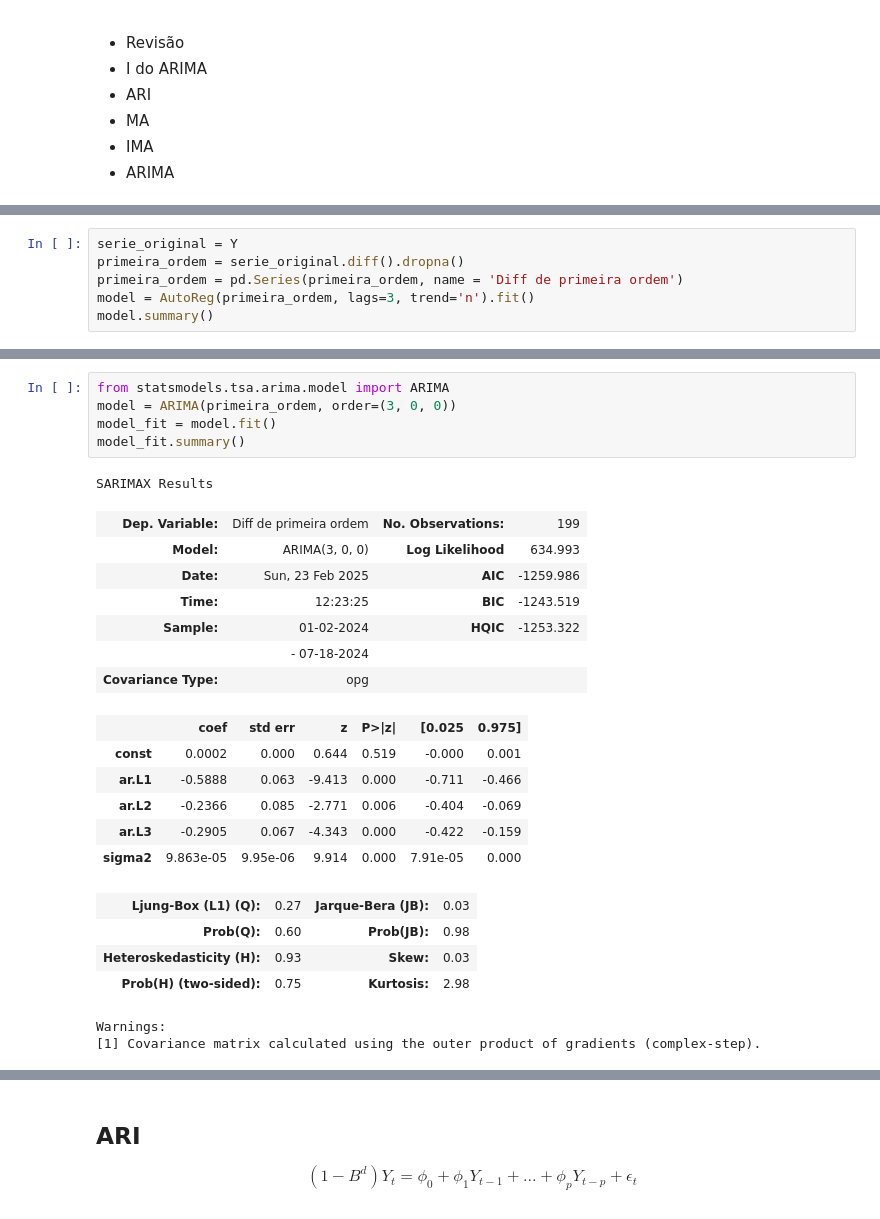
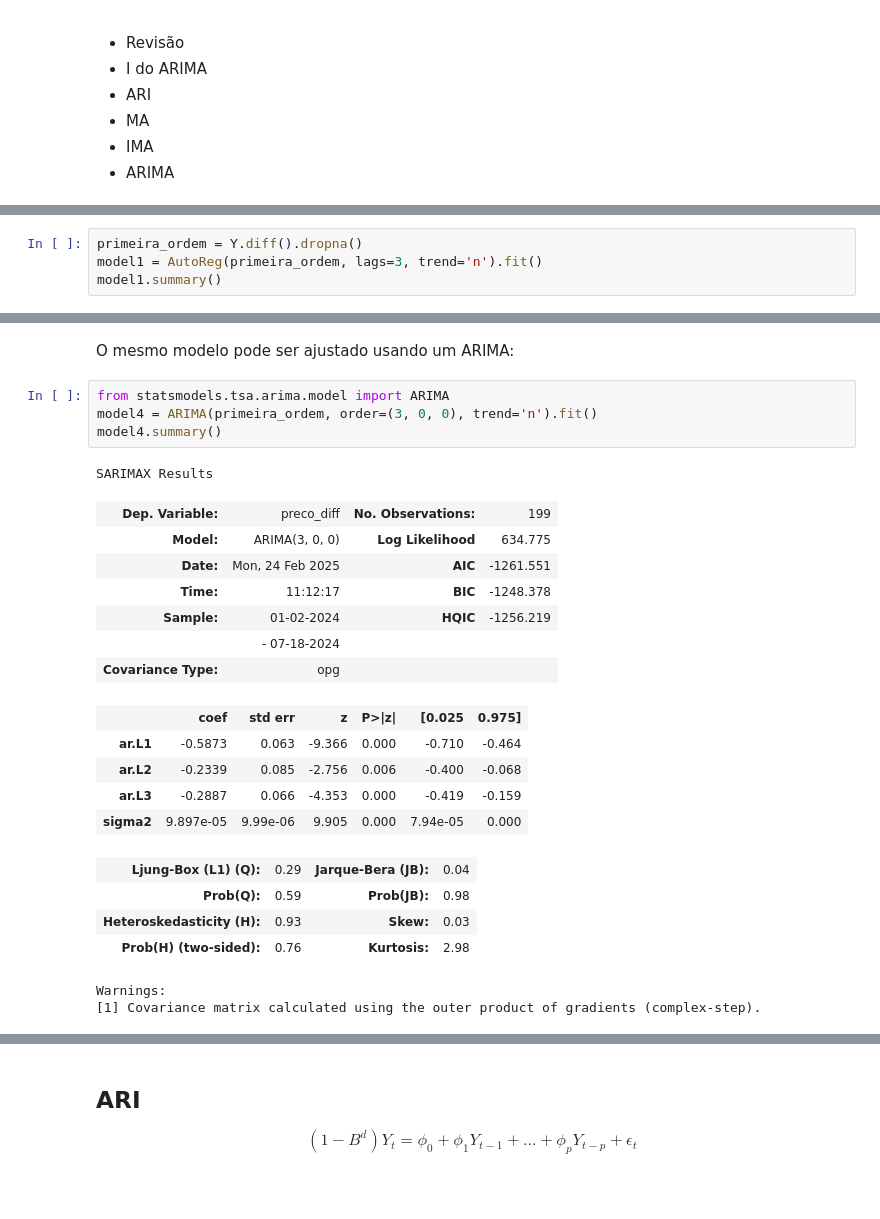
Before and after one commit to danielrferreira/classes, a Jupyter notebook: ASN/Séries Temporais/preparacao/Aula 5.ipynb, the cells around one changed output, grey strips where cells are left out. Drawn from its saved outputs; the diff is of its cells as text.

Commit message:
git add .
ARIMA

minor changes

```diff
--- a/ASN/Séries Temporais/preparacao/Aula 5.ipynb
+++ b/ASN/Séries Temporais/preparacao/Aula 5.ipynb
@@ -57,8 +56,6 @@ $$ Y_t = \phi_0 + \phi_1 Y_{t-1} + \phi_2 Y_{t-2} + \dots + \phi_p Y_{t-p} + \ep
 # %%
-serie_original = Y
-primeira_ordem = serie_original.diff().dropna()
-primeira_ordem = pd.Series(primeira_ordem, name = 'Diff de primeira ordem')
-model = AutoReg(primeira_ordem, lags=3, trend='n').fit()
-model.summary()
+primeira_ordem = Y.diff().dropna()
+model1 = AutoReg(primeira_ordem, lags=3, trend='n').fit()
+model1.summary()
 # %% [output]
 AutoReg Model Results
@@ -163,28 +162,28 @@ plt.show()
 # %% [markdown]
 ![image.png](attachment:image.png)
+# %% [markdown]
+O mesmo modelo pode ser ajustado usando um ARIMA:
 # %%
 from statsmodels.tsa.arima.model import ARIMA
-model = ARIMA(primeira_ordem, order=(3, 0, 0))
-model_fit = model.fit()
-model_fit.summary()
+model4 = ARIMA(primeira_ordem, order=(3, 0, 0), trend='n').fit()
+model4.summary()
 # %% [output]
 SARIMAX Results
-| Dep. Variable: | Diff de primeira ordem | No. Observations: | 199 |
-| Model: | ARIMA(3, 0, 0) | Log Likelihood | 634.993 |
-| Date: | Sun, 23 Feb 2025 | AIC | -1259.986 |
-| Time: | 12:23:25 | BIC | -1243.519 |
-| Sample: | 01-02-2024 | HQIC | -1253.322 |
+| Dep. Variable: | preco_diff | No. Observations: | 199 |
+| Model: | ARIMA(3, 0, 0) | Log Likelihood | 634.775 |
+| Date: | Mon, 24 Feb 2025 | AIC | -1261.551 |
+| Time: | 11:12:17 | BIC | -1248.378 |
+| Sample: | 01-02-2024 | HQIC | -1256.219 |
 |  | - 07-18-2024 |  |  |
 | Covariance Type: | opg |  |  |
 |  | coef | std err | z | P>|z| | [0.025 | 0.975] |
-| const | 0.0002 | 0.000 | 0.644 | 0.519 | -0.000 | 0.001 |
-| ar.L1 | -0.5888 | 0.063 | -9.413 | 0.000 | -0.711 | -0.466 |
-| ar.L2 | -0.2366 | 0.085 | -2.771 | 0.006 | -0.404 | -0.069 |
-| ar.L3 | -0.2905 | 0.067 | -4.343 | 0.000 | -0.422 | -0.159 |
-| sigma2 | 9.863e-05 | 9.95e-06 | 9.914 | 0.000 | 7.91e-05 | 0.000 |
+| ar.L1 | -0.5873 | 0.063 | -9.366 | 0.000 | -0.710 | -0.464 |
+| ar.L2 | -0.2339 | 0.085 | -2.756 | 0.006 | -0.400 | -0.068 |
+| ar.L3 | -0.2887 | 0.066 | -4.353 | 0.000 | -0.419 | -0.159 |
+| sigma2 | 9.897e-05 | 9.99e-06 | 9.905 | 0.000 | 7.94e-05 | 0.000 |
-| Ljung-Box (L1) (Q): | 0.27 | Jarque-Bera (JB): | 0.03 |
-| Prob(Q): | 0.60 | Prob(JB): | 0.98 |
+| Ljung-Box (L1) (Q): | 0.29 | Jarque-Bera (JB): | 0.04 |
+| Prob(Q): | 0.59 | Prob(JB): | 0.98 |
 | Heteroskedasticity (H): | 0.93 | Skew: | 0.03 |
-| Prob(H) (two-sided): | 0.75 | Kurtosis: | 2.98 |
+| Prob(H) (two-sided): | 0.76 | Kurtosis: | 2.98 |
 Warnings:
 [1] Covariance matrix calculated using the outer product of gradients (complex-step).
```
Also changed, not shown: parts of 22 cells of this notebook.
